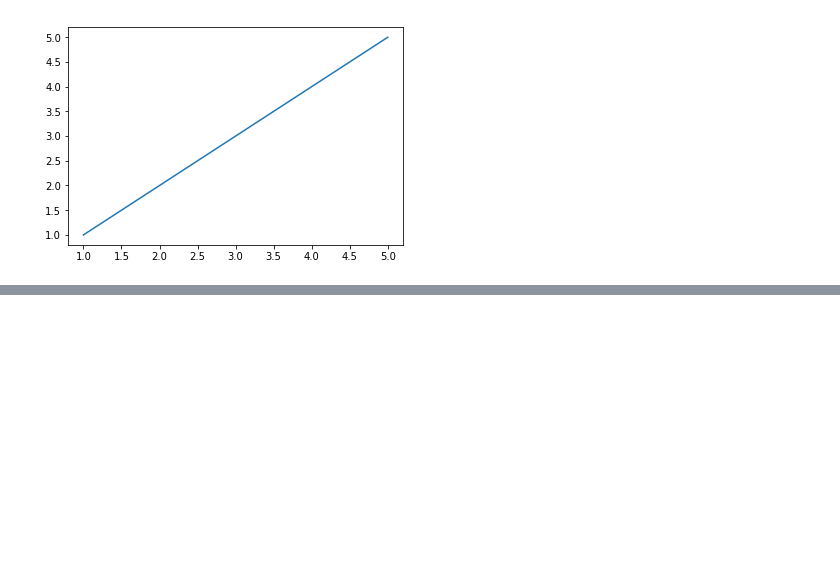
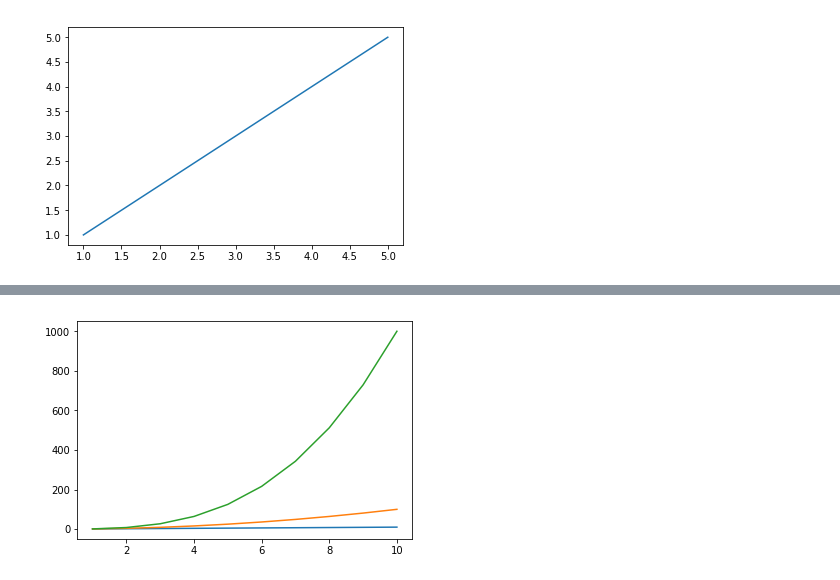
Before and after one commit to ajaytech002/visualization, a Jupyter notebook: Demo.ipynb, the cells around one changed output, grey strips where cells are left out. Cells and saved outputs as stored; diff of their text form; code cells hidden in the pictures; blank space fills up the shorter version.

```diff
--- a/Demo.ipynb
+++ b/Demo.ipynb
@@ -84,0 +110,7 @@ plt.show()
+# %%
+plt.plot(x,y)
+plt.plot(x,x**2)
+plt.plot(x,x**3)
+plt.show()
+# %% [output]
+[figure, added]
```
Also changed, not shown: parts of 6 cells of this notebook, 3 other files.
